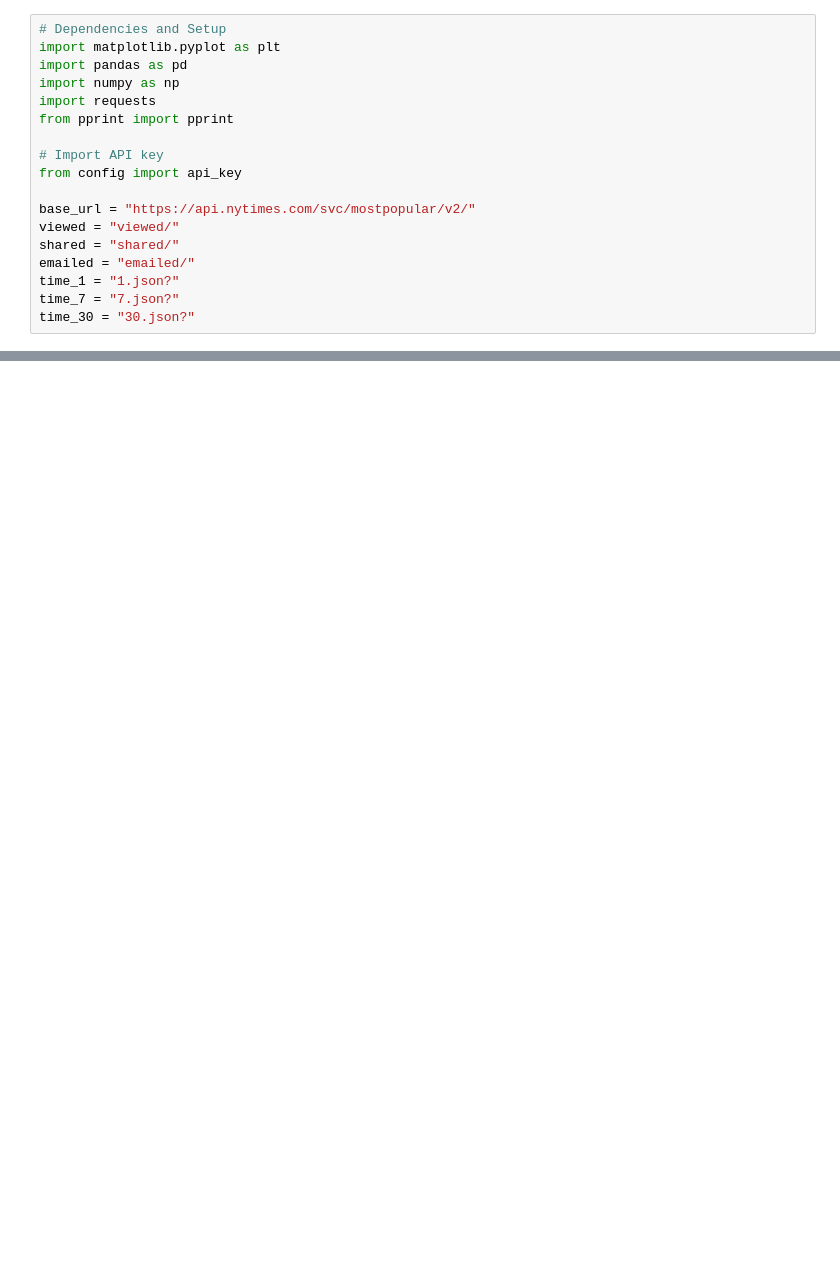
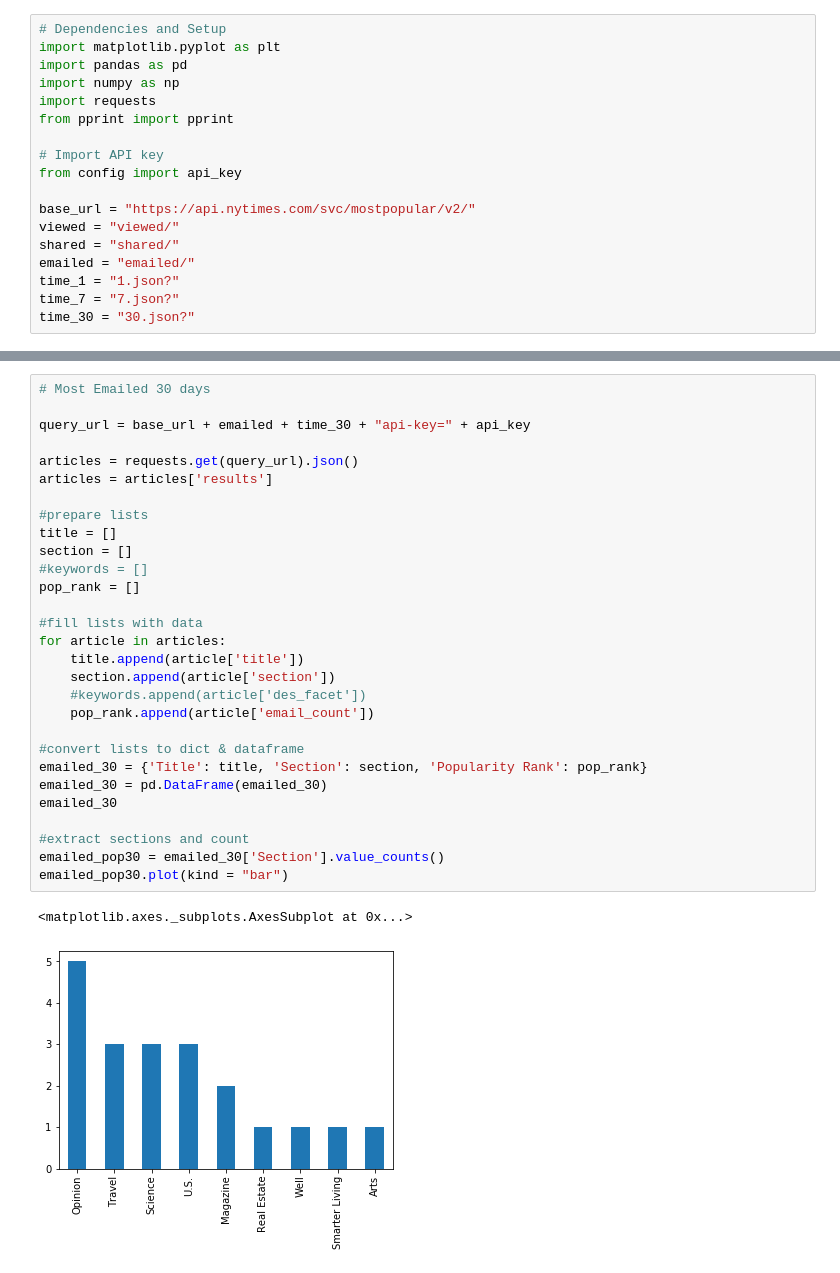
Before and after one commit to CTRLALTAFK/NYT_Analytics, a Jupyter notebook: Jacobs_NB.ipynb, the cells around one changed output, grey strips where cells are left out. Drawn from its saved outputs; the diff is of its cells as text; blank space fills up the shorter version.

Commit message:
Updated for all most popular + chart for all

```diff
--- a/Jacobs_NB.ipynb
+++ b/Jacobs_NB.ipynb
@@ -116,3 +116,35 @@ plt.xlabel("Sections")
 plt.tight_layout()
 # %% [output]
 [figure]
+# %%
+# Most Emailed 30 days
+
+query_url = base_url + emailed + time_30 + "api-key=" + api_key
+
+articles = requests.get(query_url).json()
+articles = articles['results']
+
+#prepare lists
+title = []
+section = []
+#keywords = []
+pop_rank = []
+
+#fill lists with data
+for article in articles:
+    title.append(article['title'])
+    section.append(article['section'])
+    #keywords.append(article['des_facet'])
+    pop_rank.append(article['email_count'])
+
+#convert lists to dict & dataframe
+emailed_30 = {'Title': title, 'Section': section, 'Popularity Rank': pop_rank}
+emailed_30 = pd.DataFrame(emailed_30)
+emailed_30
+
+#extract sections and count
+emailed_pop30 = emailed_30['Section'].value_counts()
+emailed_pop30.plot(kind = "bar")
+# %% [output]
+<matplotlib.axes._subplots.AxesSubplot at 0x...>
+[figure, added]
```
Also changed, not shown: parts of 12 cells of this notebook.
